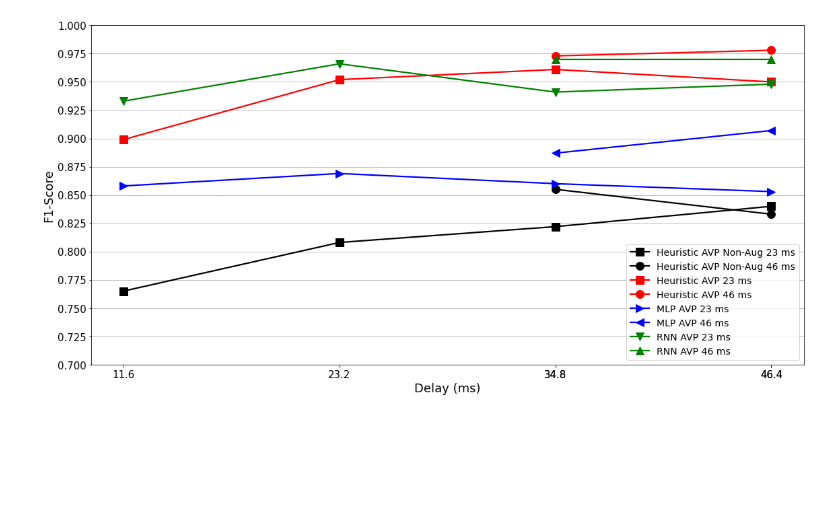
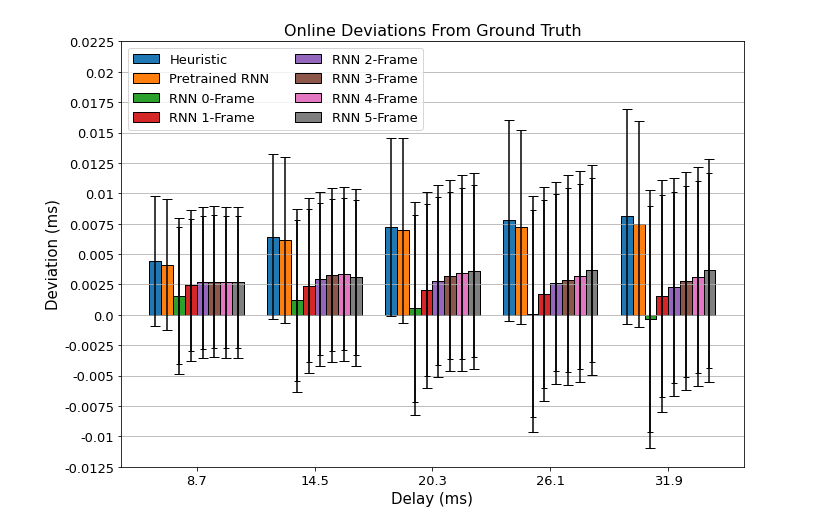
Before and after one commit to alejandrodl/beatbox-onset-detection, a Jupyter notebook: src/models/__Heuristic_Real-Time.ipynb, the cells around one changed output. Cells and saved outputs as stored; diff of their text form; code cells hidden in the pictures; blank space fills up the shorter version.

```diff
--- a/src/models/__Heuristic_Real-Time.ipynb
+++ b/src/models/__Heuristic_Real-Time.ipynb
@@ -363,3 +566,65 @@ plt.close()
+# %%
+# Final results
+
+heuristic = np.array([0.00441936, 0.00643787, 0.00723684, 0.00777749, 0.00809554])
+heuristic_std = np.array([0.00244783, 0.0038625, 0.00440308, 0.00537201, 0.00591216])+0.0029
+pretrained_rnn = np.array([0.0041377, 0.00615058, 0.00696937, 0.00723608, 0.00748118])
+pretrained_rnn_std = np.array([0.00251288, 0.00394301, 0.00471804, 0.00510821, 0.0055601])+0.0029
+rnn_1 = np.array([0.0015723679456523094, 0.0011847752283503513, 0.0005266543539015391, 8.44082951444185e-05, -0.0003130695639833715])
+rnn_1_std = np.array([0.003518855633078932, 0.0046638728943612885, 0.005853604618112725, 0.006822158668148025, 0.007703865141967333])+0.0029
+rnn_2 = np.array([0.002439267963069529, 0.002413309893237648, 0.0020290993803720805, 0.0017216712928348461, 0.0015493741980695866])
+rnn_2_std = np.array([0.003306502194792557, 0.004319785529331709, 0.005148581633604873, 0.005913859982547588, 0.00660675637653749])+0.0029
+rnn_3 = np.array([0.002666655060395027, 0.002956599757553613, 0.0027828390877272947, 0.0026395565044559353, 0.0022795845887739665])
+rnn_3_std = np.array([0.0033099884435448187, 0.004236189814249931, 0.0049642610597706305, 0.005410293047100478, 0.006073499230025892])+0.0029
+rnn_4 = np.array([0.002723420130683083, 0.0032806301183884706, 0.003236618678470795, 0.0028515156770840167, 0.002773167172482037])
+rnn_4_std = np.array([0.0033218260817473107, 0.004273705973986688, 0.004976941327430027, 0.005725699752497929, 0.006069673739067614])+0.0029
+rnn_5 = np.array([0.0026831947593767506, 0.0033392122280926817, 0.003417951307498811, 0.0031698717222656044, 0.0031380916069640467])
+rnn_5_std = np.array([0.003314608658305408, 0.004249976829637396, 0.005152311269639079, 0.005760811250518945, 0.006112217562003679])+0.0029
+rnn_6 = np.array([0.002685451028734476, 0.0030926287423099666, 0.003588597707463172, 0.003686473665072396, 0.0036580693550497772])
+rnn_6_std = np.array([0.0033075584634552424, 0.004383003324937332, 0.005162117527414502, 0.005718811000122184, 0.006248822057598925])+0.0029
+# %%
+labels = ['8.7', '14.5', '20.3', '26.1', '31.9']
+
+x = np.arange(len(labels))  # the label locations
+width = 0.10  # the width of the bars
+
+fig, ax = plt.subplots(figsize=(10,7))
+rects0 = ax.bar(x - 7*(width/2), heuristic, width, yerr=heuristic_std, ecolor='black', edgecolor = "black", capsize=5, label='Heuristic')
+rects00 = ax.bar(x - 5*(width/2), pretrained_rnn, width, yerr=pretrained_rnn_std, ecolor='black', edgecolor = "black", capsize=5, label='Pretrained RNN')
+rects1 = ax.bar(x - 3*(width/2), rnn_1, width, yerr=rnn_1_std, ecolor='black', edgecolor = "black", capsize=5)
+rects2 = ax.bar(x - width/2, rnn_2, width, yerr=rnn_2_std, ecolor='black', edgecolor = "black", capsize=5)
+rects3 = ax.bar(x + width/2, rnn_3, width, yerr=rnn_3_std, ecolor='black', edgecolor = "black", capsize=5)
+rects4 = ax.bar(x + 3*(width/2), rnn_4, width, yerr=rnn_4_std, ecolor='black', edgecolor = "black", capsize=5)
+rects5 = ax.bar(x + 5*(width/2), rnn_5, width, yerr=rnn_5_std, ecolor='black', edgecolor = "black", capsize=5)
+rects6 = ax.bar(x + 7*(width/2), rnn_6, width, yerr=rnn_6_std, ecolor='black', edgecolor = "black", capsize=5)
+
+rects000 = ax.bar(x, np.zeros(5))
+rects0 = ax.bar(x, np.zeros(5))
+rects00 = ax.bar(x, np.zeros(5))
+rects0000 = ax.bar(x, np.zeros(5))
+
+rects11 = ax.bar(x - 3*(width/2), rnn_1, width, yerr=rnn_1_std*0.8765386471799175, ecolor='black', edgecolor = "black", capsize=3, label='RNN 0-Frame')
+rects21 = ax.bar(x - width/2, rnn_2, width, yerr=rnn_2_std*0.8765386471799175, ecolor='black', edgecolor = "black", capsize=3, label='RNN 1-Frame')
+rects31 = ax.bar(x + width/2, rnn_3, width, yerr=rnn_3_std*0.8765386471799175, ecolor='black', edgecolor = "black", capsize=3, label='RNN 2-Frame')
+rects41 = ax.bar(x + 3*(width/2), rnn_4, width, yerr=rnn_4_std*0.8765386471799175, ecolor='black', edgecolor = "black", capsize=3, label='RNN 3-Frame')
+rects51 = ax.bar(x + 5*(width/2), rnn_5, width, yerr=rnn_5_std*0.8765386471799175, ecolor='black', edgecolor = "black", capsize=3, label='RNN 4-Frame')
+rects61 = ax.bar(x + 7*(width/2), rnn_6, width, yerr=rnn_6_std*0.8765386471799175, ecolor='black', edgecolor = "black", capsize=3, label='RNN 5-Frame')
+
+ax.set_ylabel('Deviation (ms)', fontsize=15)
+ax.set_xlabel('Delay (ms)', fontsize=15)
+ax.set_title('Online Deviations From Ground Truth', fontsize=16)
+ax.set_xticks(x)
+ax.set_xticklabels(labels, fontsize=13)
+ax.set_yticks([-0.0125,-0.01,-0.0075,-0.005,-0.0025,0,0.0025,0.005,0.0075,0.01,0.0125,0.015,0.0175,0.02,0.0225])
+ax.set_yticklabels(np.array([-0.0125,-0.01,-0.0075,-0.005,-0.0025,0,0.0025,0.005,0.0075,0.01,0.0125,0.015,0.0175,0.02,0.0225]).astype(str), fontsize=13)
+ax.set_ylim([-0.0125,0.0225])
+ax.grid(axis='y')
+ax.legend(loc='upper left', prop={'size': 13}, ncol=2)
+fig.tight_layout()
+plt.savefig('../../results/fig_online_onset_detection_deviations.pdf', format='pdf')
+plt.show()
+# %% [output]
+[figure, added]
 # %%
 # Final results
 
@@ -375,11 +640,11 @@ rnn_btx = np.array([.614, .751, .740, .685, .755, .787])
 # %%
 # Plot all
 
-x = np.array([11.6,23.2,34.8,46.4,34.8,46.4])
+x = np.array([14.5,26.1,37.7,49.3,37.7,49.3])
 markersize = 12
 linewidth = 2.2
 
-plt.figure(figsize=(16,8))
+plt.figure(figsize=(8,7))
 plt.plot(x[:4], heuristic_avp[:4], 'ks-', markersize=markersize, linewidth=linewidth, label='Heuristic AVP Non-Aug 23 ms')
 plt.plot(x[4:], heuristic_avp[4:], 'ko-', markersize=markersize, linewidth=linewidth, label='Heuristic AVP Non-Aug 46 ms')
 plt.plot(x[:4], heuristic_avp_aug[:4], 'rs-', markersize=markersize, linewidth=linewidth, label='Heuristic AVP 23 ms')
@@ -388,19 +653,17 @@ plt.plot(x[:4], mlp_avp[:4], 'b>-', markersize=markersize, linewidth=linewidth,
 plt.plot(x[4:], mlp_avp[4:], 'b<-', markersize=markersize, linewidth=linewidth, label='MLP AVP 46 ms')
 plt.plot(x[:4], rnn_avp[:4], 'gv-', markersize=markersize, linewidth=linewidth, label='RNN AVP 23 ms')
 plt.plot(x[4:], rnn_avp[4:], 'g^-', markersize=markersize, linewidth=linewidth, label='RNN AVP 46 ms')
-plt.xlabel('Delay (ms)', fontsize=18)
-plt.ylabel('F1-Score', fontsize=18)
-plt.yticks([0.7,0.725,0.75,0.775,0.8,0.825,0.85,0.875,0.9,0.925,0.95,0.975,1.0], fontsize=15)
-plt.xticks(x.tolist(), fontsize=15)
-plt.legend(loc='lower right', prop={'size': 14})
+plt.xlabel('Delay (ms)', fontsize=15)
+plt.ylabel('F1-Score', fontsize=15)
+plt.yticks([0.7,0.725,0.75,0.775,0.8,0.825,0.85,0.875,0.9,0.925,0.95,0.975,1.0], fontsize=12)
+plt.xticks(x.tolist(), fontsize=12)
+plt.legend(loc='lower right', prop={'size': 11.5})
 plt.grid(axis='y')
 plt.tight_layout()
 plt.savefig('../../results/fig_online_classification_avp.pdf', format='pdf')
 plt.show()
 
 plt.close()
-# %% [output]
-[figure, removed]
 # %%
 # Plot all
 
```
Also changed, not shown: parts of 25 cells of this notebook, 36 other files.
